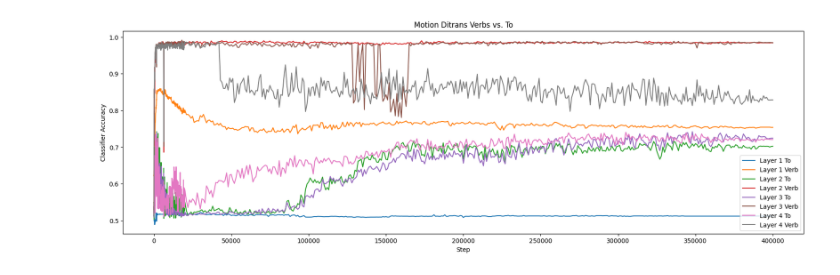
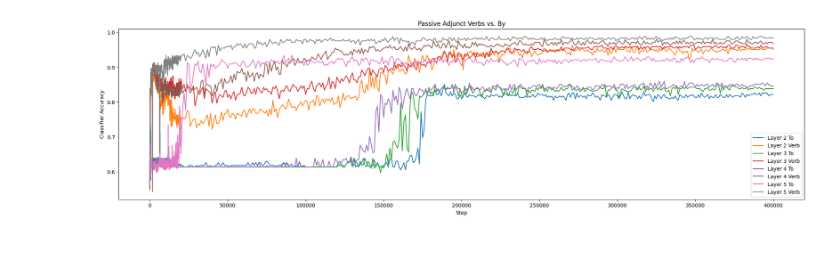
Before and after one commit to jasperjjian/abstraction, a Jupyter notebook: abstraction/analysis/plot.ipynb, the cells around one changed output. Cells and saved outputs as stored; diff of their text form; code cells hidden in the pictures; blank space fills up the shorter version.

```diff
--- a/abstraction/analysis/plot.ipynb
+++ b/abstraction/analysis/plot.ipynb
@@ -21,9 +21,9 @@ def plot_training_curve(file_path, title, metric_name = "Accuracy", layers=None)
 def plot_pair_training_curve(target_path, dependent_path, title, metric_name = "Accuracy", layers=None):
     df_target = pd.read_csv(target_path, sep="\t")
     df_dep = pd.read_csv(dependent_path, sep="\t")
-    plt.figure(figsize=(20, 6))
+    plt.figure(figsize=(24, 6))
     # make the x axis logarithmic
-    #plt.xscale('log')
+    #plt.yscale('log')
     for index, row in df_target.iterrows():
         if layers is not None and index not in layers:
             continue
@@ -56,4 +72,4 @@ plot_training_curve("/sailhome/jjian/projects/abstraction/results/wikitext/to/ri
 # %%
-plot_pair_training_curve("/sailhome/jjian/projects/abstraction/results/wikitext/to/ridge_pca_2/battlestar_small.motion.ditrans.target.tsv","/sailhome/jjian/projects/abstraction/results/wikitext/to/ridge_pca_2/battlestar_small.motion.ditrans.dependent.tsv", "Motion Ditrans Verbs vs. To", metric_name="Classifier Accuracy", layers=list(range(4)))
+plot_pair_training_curve("/afs/cs.stanford.edu/u/jjian/projects/abstraction/results/en_ewt/by/battlestar_small.by_adjunct.by_passive.target.tsv","/afs/cs.stanford.edu/u/jjian/projects/abstraction/results/en_ewt/by/battlestar_small.by_adjunct.by_passive.dependent.tsv", "Passive Adjunct Verbs vs. By", metric_name="Classifier Accuracy", layers=list(range(1, 5)))
 # %% [output]
-[figure, old version]
+[figure, new version]
```
Also changed, not shown: parts of 8 cells of this notebook, 6 other files.
